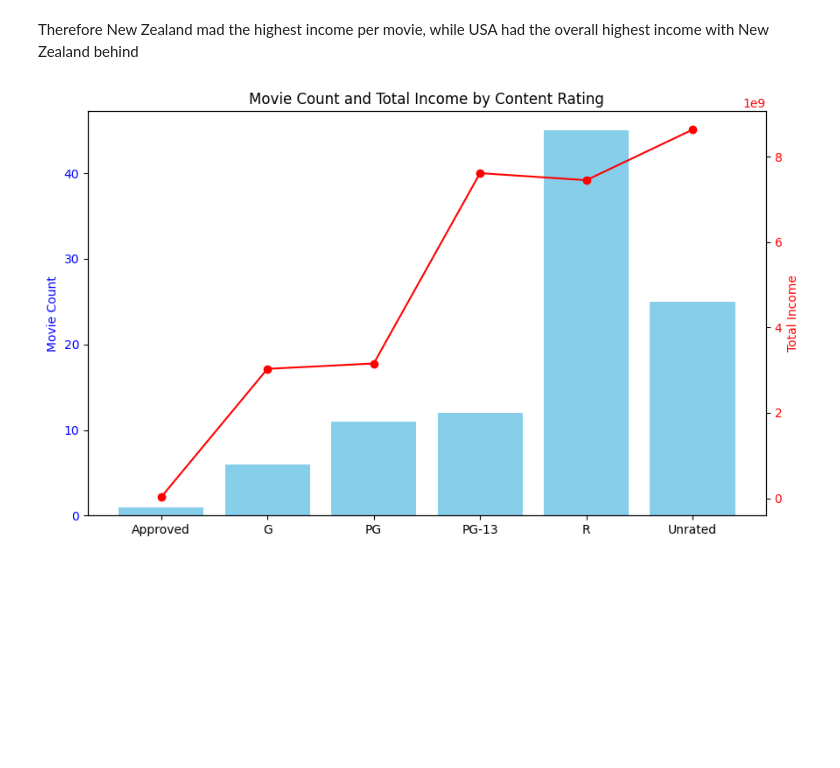
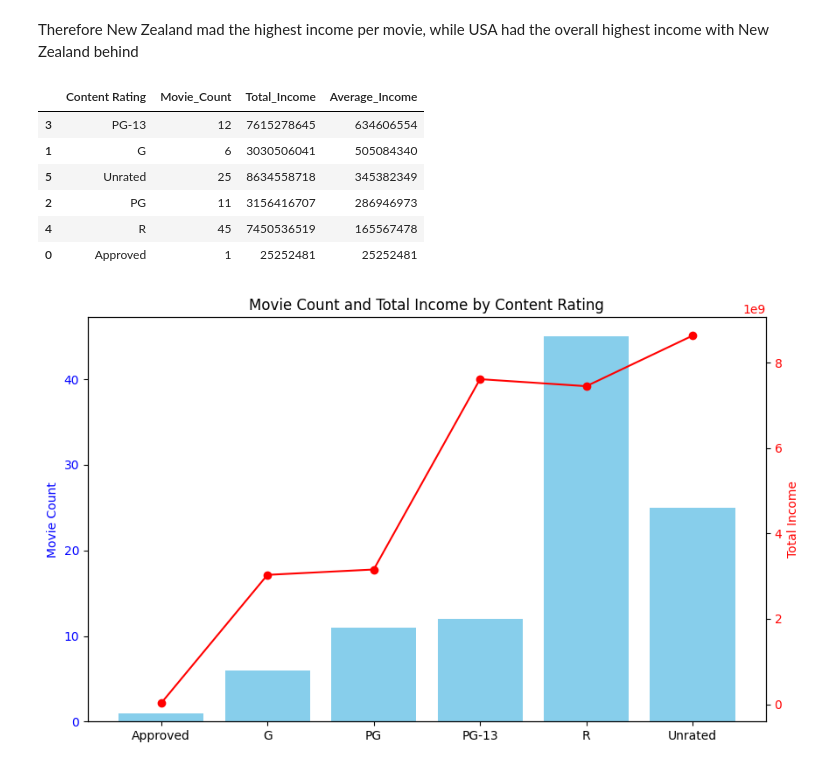
Before and after one commit to AyaUchiv/IDMB_MOVIE_DATASET, a Jupyter notebook: ANALYSIS/idmb_analysis.ipynb, the cells around one changed output. Saved outputs shown, nothing was run; the diff lists cells and outputs as text; code cells hidden in the pictures; blank space fills up the shorter version.

```diff
--- a/ANALYSIS/idmb_analysis.ipynb
+++ b/ANALYSIS/idmb_analysis.ipynb
@@ -97,9 +97,20 @@ Therefore New Zealand mad the highest income per movie, while USA had the overal
 # %%
 #calculating which content rating made the highest income
 summary_rating = idmb.groupby('Content Rating').agg(
     Movie_Count=('Income', 'count'),
-    Total_Income=('Income', 'sum')
+    Total_Income=('Income', 'sum'),
+    Average_Income=('Income', 'mean')
 ).reset_index()
+
+summary_rating.sort_values(by = 'Average_Income', ascending = False)
+# %% [output]
+|  | Content Rating | Movie_Count | Total_Income | Average_Income |
+| 3 | PG-13 | 12 | 7615278645 | 634606554 |
+| 1 | G | 6 | 3030506041 | 505084340 |
+| 5 | Unrated | 25 | 8634558718 | 345382349 |
+| 2 | PG | 11 | 3156416707 | 286946973 |
+| 4 | R | 45 | 7450536519 | 165567478 |
+| 0 | Approved | 1 | 25252481 | 25252481 |
 # %%
 fig, ax1 = plt.subplots(figsize=(10,6))
 # Bar plot for Movie_Count
```
Also changed, not shown: parts of 4 cells of this notebook.
